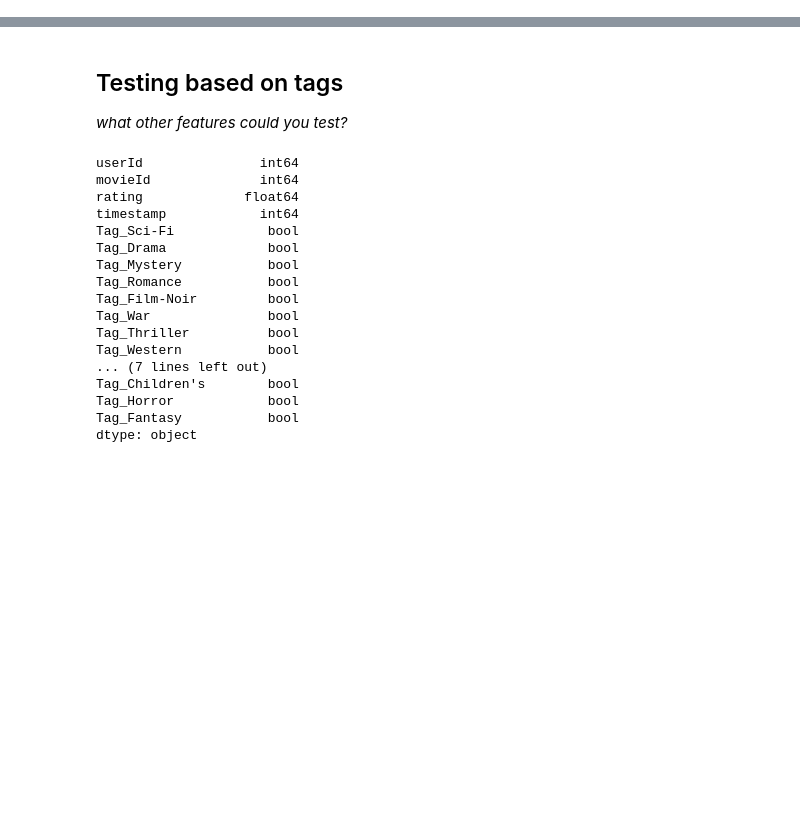
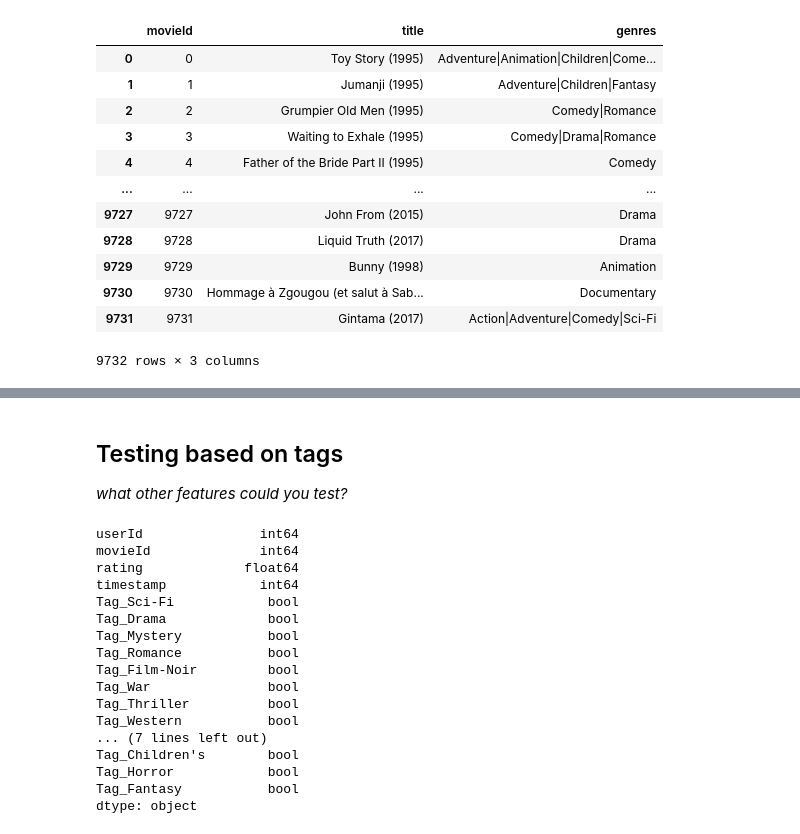
Before and after one commit to MichiganDataScienceTeam/W22-Movie-Recommendations, a Jupyter notebook: starter_code/nearest-neighbors/nearest_neighbors_content_based.ipynb, the cells around one changed output, grey strips where cells are left out. Saved outputs shown, nothing was run; the diff lists cells and outputs as text; code cells hidden in the pictures; blank space fills up the shorter version.

```diff
--- a/starter_code/nearest-neighbors/nearest_neighbors_content_based.ipynb
+++ b/starter_code/nearest-neighbors/nearest_neighbors_content_based.ipynb
@@ -31,3 +31,19 @@ for index, row in movies.iterrows():
 # update rows
 movies = movies.replace({"movieId": movie_di})
 ratings = ratings.replace({"movieId": movie_di})
+# %%
+movies.head(-10)
+# %% [output]
+|  | movieId | title | genres |
+| 0 | 0 | Toy Story (1995) | Adventure|Animation|Children|Come... |
+| 1 | 1 | Jumanji (1995) | Adventure|Children|Fantasy |
+| 2 | 2 | Grumpier Old Men (1995) | Comedy|Romance |
+| 3 | 3 | Waiting to Exhale (1995) | Comedy|Drama|Romance |
+| 4 | 4 | Father of the Bride Part II (1995) | Comedy |
+| ... | ... | ... | ... |
+| 9727 | 9727 | John From (2015) | Drama |
+| 9728 | 9728 | Liquid Truth (2017) | Drama |
+| 9729 | 9729 | Bunny (1998) | Animation |
+| 9730 | 9730 | Hommage à Zgougou (et salut à Sab... | Documentary |
+| 9731 | 9731 | Gintama (2017) | Action|Adventure|Comedy|Sci-Fi |
+9732 rows × 3 columns
```
Also changed, not shown: parts of 6 cells of this notebook, 1 other file.
